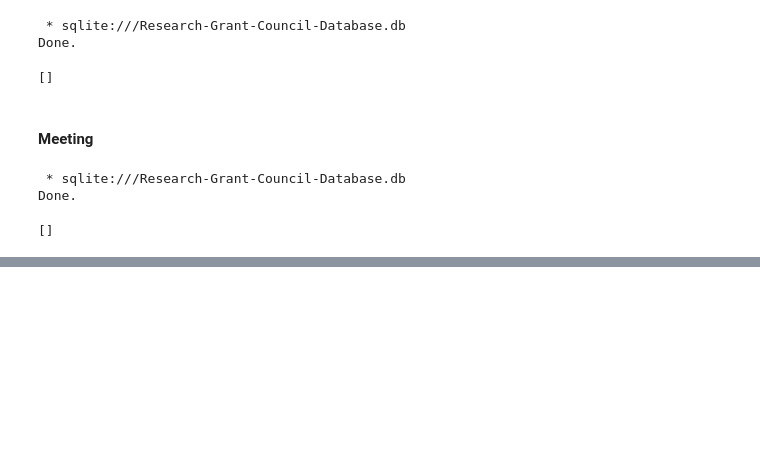
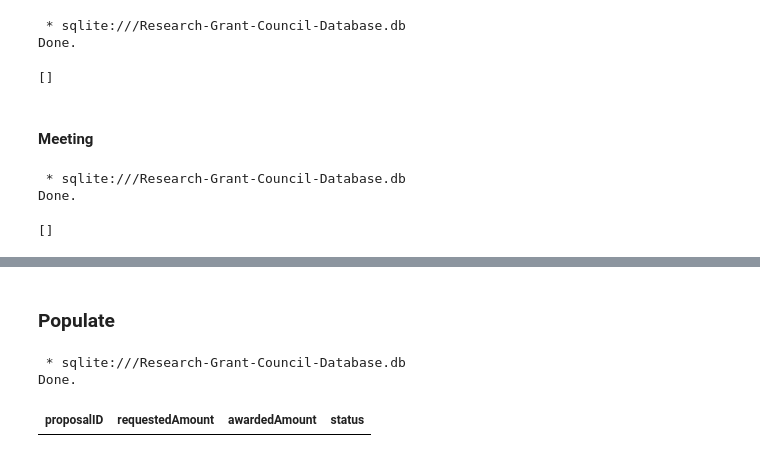
Before and after one commit to ahmad-masud/Research-Grant-Council-Database, a Jupyter notebook: MiniProj.ipynb, the cells around one changed output, grey strips where cells are left out. Saved outputs shown, nothing was run; the diff lists cells and outputs as text; code cells hidden in the pictures; blank space fills up the shorter version.

Commit message:
Added populate

```diff
--- a/MiniProj.ipynb
+++ b/MiniProj.ipynb
@@ -159,0 +216,9 @@ Done.
+# %% [markdown]
+### Populate
+# %%
+%%sql
+SELECT * FROM Proposal
+# %% [output]
+ * sqlite:///Research-Grant-Council-Database.db
+Done.
+| proposalID | requestedAmount | awardedAmount | status |
```
Also changed, not shown: parts of 7 cells of this notebook, 1 other file.
